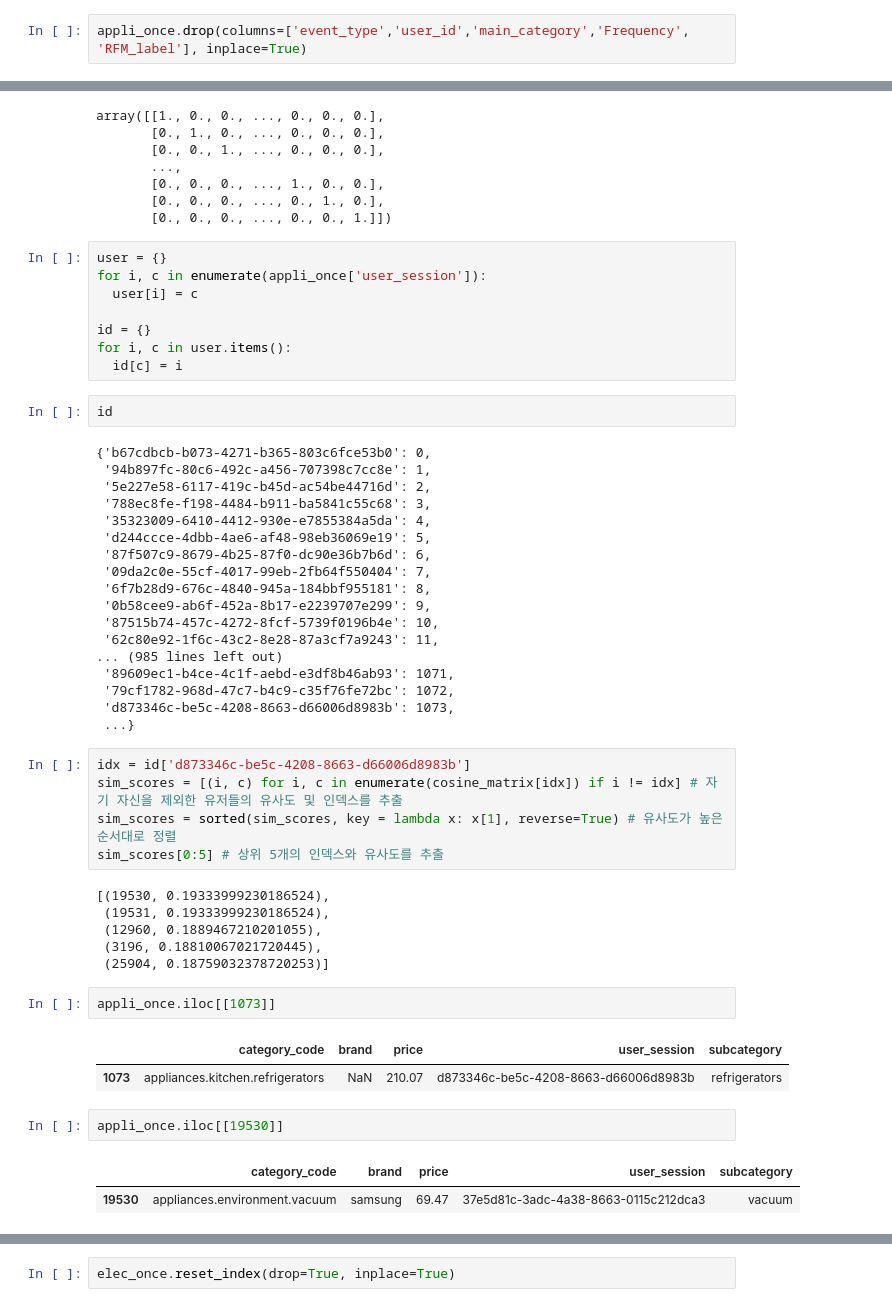
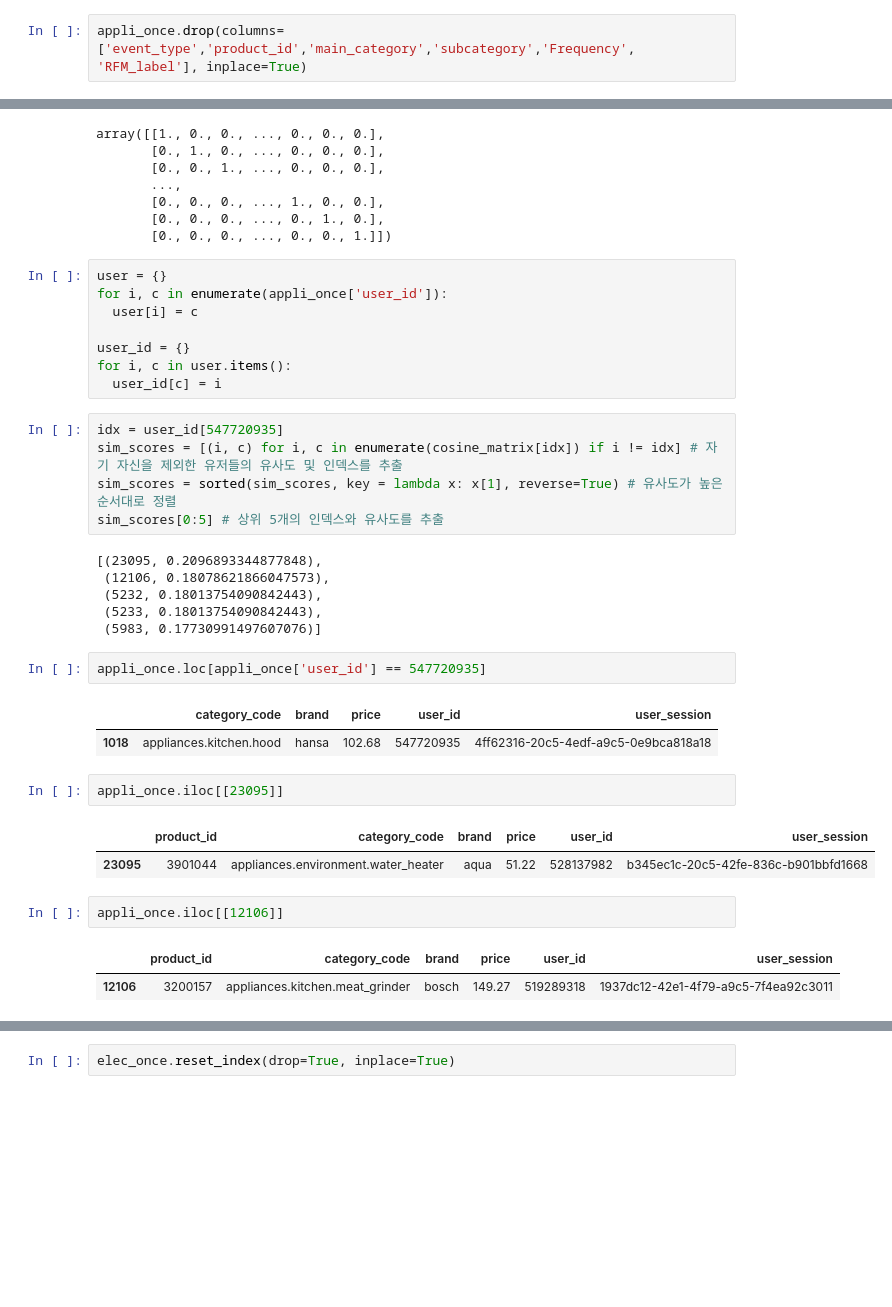
Before and after one commit to jiyoungemma/User-Log-data-analytics, a Jupyter notebook: recommend_system.ipynb, the cells around one changed output, grey strips where cells are left out. Drawn from its saved outputs; the diff is of its cells as text; blank space fills up the shorter version.

```diff
--- a/recommend_system.ipynb
+++ b/recommend_system.ipynb
@@ -353,7 +257,7 @@ com_once_user.iloc[[4214]]
 # %%
 appli_once = RFM_without_view.loc[(RFM_without_view['Frequency'] < 2) & (RFM_without_view['event_type'] == 'purchase') & (RFM_without_view['main_category'] == 'appliances')]
 # %%
-appli_once.drop(columns=['event_type','user_id','main_category','Frequency', 'RFM_label'], inplace=True)
+appli_once.drop(columns=['event_type','product_id','main_category','subcategory','Frequency', 'RFM_label'], inplace=True)
 # %% [output]
 A value is trying to be set on a copy of a slice from a DataFrame
 
@@ -472,51 +381,36 @@ array([[1., 0., 0., ..., 0., 0., 0.],
        [0., 0., 0., ..., 0., 0., 1.]])
 # %%
 user = {}
-for i, c in enumerate(appli_once['user_session']):
+for i, c in enumerate(appli_once['user_id']):
   user[i] = c
 
-id = {}
+user_id = {}
 for i, c in user.items():
-  id[c] = i
+  user_id[c] = i
-# %%
-id
-# %% [output]
-{'b67cdbcb-b073-4271-b365-803c6fce53b0': 0,
- '94b897fc-80c6-492c-a456-707398c7cc8e': 1,
- '5e227e58-6117-419c-b45d-ac54be44716d': 2,
- '788ec8fe-f198-4484-b911-ba5841c55c68': 3,
- '35323009-6410-4412-930e-e7855384a5da': 4,
- 'd244ccce-4dbb-4ae6-af48-98eb36069e19': 5,
- '87f507c9-8679-4b25-87f0-dc90e36b7b6d': 6,
- '09da2c0e-55cf-4017-99eb-2fb64f550404': 7,
- '6f7b28d9-676c-4840-945a-184bbf955181': 8,
- '0b58cee9-ab6f-452a-8b17-e2239707e299': 9,
- '87515b74-457c-4272-8fcf-5739f0196b4e': 10,
- '62c80e92-1f6c-43c2-8e28-87a3cf7a9243': 11,
-... (985 lines left out)
- '89609ec1-b4ce-4c1f-aebd-e3df8b46ab93': 1071,
- '79cf1782-968d-47c7-b4c9-c35f76fe72bc': 1072,
- 'd873346c-be5c-4208-8663-d66006d8983b': 1073,
- ...}
 # %%
-idx = id['d873346c-be5c-4208-8663-d66006d8983b']
+idx = user_id[547720935]
 sim_scores = [(i, c) for i, c in enumerate(cosine_matrix[idx]) if i != idx] # 자기 자신을 제외한 유저들의 유사도 및 인덱스를 추출
 sim_scores = sorted(sim_scores, key = lambda x: x[1], reverse=True) # 유사도가 높은 순서대로 정렬
 sim_scores[0:5] # 상위 5개의 인덱스와 유사도를 추출
 # %% [output]
-[(19530, 0.19333999230186524),
- (19531, 0.19333999230186524),
- (12960, 0.1889467210201055),
- (3196, 0.18810067021720445),
- (25904, 0.18759032378720253)]
+[(23095, 0.2096893344877848),
+ (12106, 0.18078621866047573),
+ (5232, 0.18013754090842443),
+ (5233, 0.18013754090842443),
+ (5983, 0.17730991497607076)]
+# %%
+appli_once.loc[appli_once['user_id'] == 547720935]
+# %% [output]
+|  | category_code | brand | price | user_id | user_session |
+| 1018 | appliances.kitchen.hood | hansa | 102.68 | 547720935 | 4ff62316-20c5-4edf-a9c5-0e9bca818a18 |
 # %%
-appli_once.iloc[[1073]]
+appli_once.iloc[[23095]]
 # %% [output]
-|  | category_code | brand | price | user_session | subcategory |
-| 1073 | appliances.kitchen.refrigerators | NaN | 210.07 | d873346c-be5c-4208-8663-d66006d8983b | refrigerators |
+|  | product_id | category_code | brand | price | user_id | user_session |
+| 23095 | 3901044 | appliances.environment.water_heater | aqua | 51.22 | 528137982 | b345ec1c-20c5-42fe-836c-b901bbfd1668 |
 # %%
-appli_once.iloc[[19530]]
+appli_once.iloc[[12106]]
 # %% [output]
-|  | category_code | brand | price | user_session | subcategory |
-| 19530 | appliances.environment.vacuum | samsung | 69.47 | 37e5d81c-3adc-4a38-8663-0115c212dca3 | vacuum |
+|  | product_id | category_code | brand | price | user_id | user_session |
+| 12106 | 3200157 | appliances.kitchen.meat_grinder | bosch | 149.27 | 519289318 | 1937dc12-42e1-4f79-a9c5-7f4ea92c3011 |
 # %%
```
Also changed, not shown: parts of 84 cells of this notebook.
